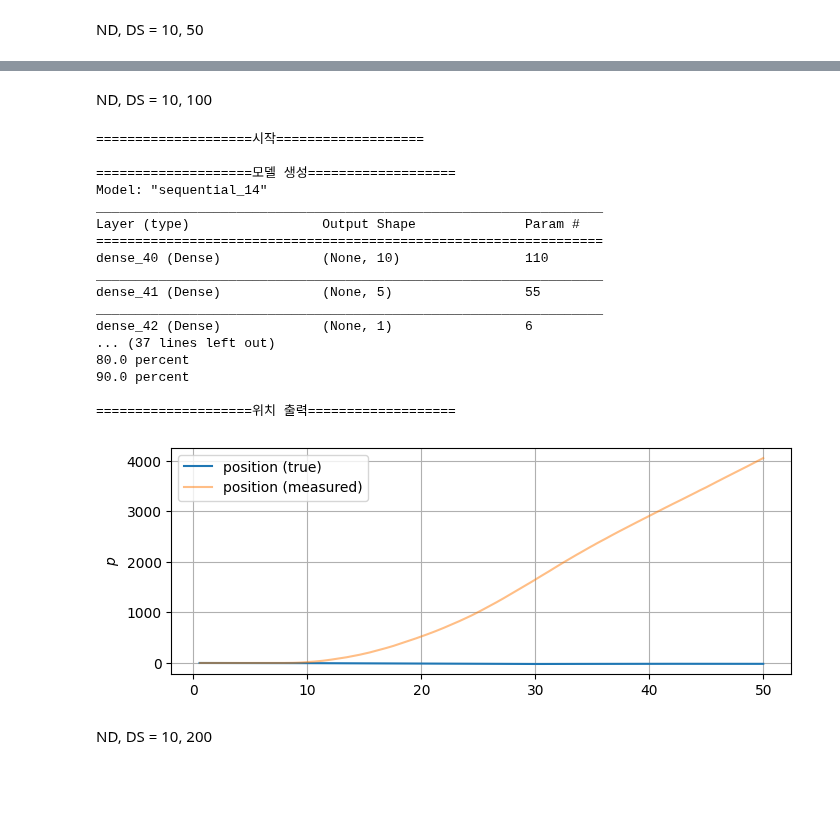
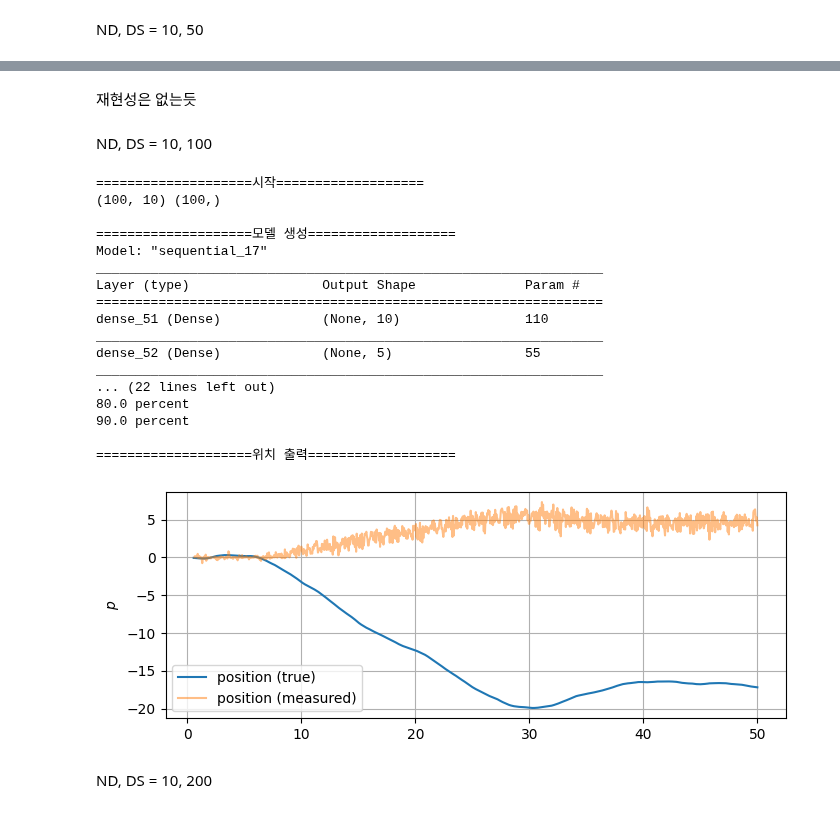
Before and after one commit to jehee-lee/Aerospace_capstone_design, a Jupyter notebook: 실습_5)_전이학습으로_모델_학습(target_=_displacement)_DNN.ipynb, the cells around one changed output, grey strips where cells are left out. Drawn from its saved outputs; the diff is of its cells as text; code cells hidden in the pictures; blank space fills up the shorter version.

```diff
--- a/실습_5)_전이학습으로_모델_학습(target_=_displacement)_DNN.ipynb
+++ b/실습_5)_전이학습으로_모델_학습(target_=_displacement)_DNN.ipynb
@@ -184,18 +99,0 @@ for i in range(1000-DS):
-# %%
-output1 = np.reshape(output1,(1,1000))
-pos = np.zeros((1,1000))
-temp_pos = np.zeros((1,1000))
-
-
-for i in range(N-1):
-  temp_pos[0,i+1]=temp_pos[0,i]+output1[0,i]
-  pos[0,i+1]=temp_pos[0,i+1]
-
-
-plt.figure(figsize=(8,3), dpi=100)
-plt.plot(ts[DS+1:],x[0,DS+1:], label='position (true)')
-#measured 값은 y값으로 x+noise값이다.
-plt.plot(ts[DS+2:],pos[0,DS+1:], alpha=0.5, label='position (measured)')
-plt.ylabel(r'$p$')
-plt.legend()
-plt.grid()
@@ -584,12 +736,17 @@ dense_39 (Dense)             (None, 1)                 6
+# %% [markdown]
+재현성은 없는듯
 # %% [markdown]
 ND, DS = 10, 100
 # %%
 #데이터 입력
 print("====================시작===================")
-DS ,ND = 10, 100
+DS ,ND = 10 , 100
 train_input = np.zeros((1,DS))
 train_input = y[0,:DS].copy()
 train_input = np.reshape(train_input, [1,DS])
+additional_train_input, train_target = None, None
+
+
 
 for i in range(ND-1):
   additional_train_input = y[0,i+1:DS+i+1].copy()
@@ -598,84 +755,92 @@ for i in range(ND-1):
 
 train_target = dx[0,1+DS:DS+ND+1].copy()
 
+print(train_input.shape, train_target.shape)
+
+hist = None
+
+
 #모델 생성
 print("")
 print("====================모델 생성===================")
-model6 = tf.keras.models.Sequential([       #num 수정
+model = tf.keras.models.Sequential([
   tf.keras.layers.Dense(DS, input_dim=DS, activation='relu'),
   tf.keras.layers.Dense(DS/2, activation='relu'),
   tf.keras.layers.Dense(1)
   ])
-model6.compile(optimizer = "adam",loss = 'mse',metrics=['mae','mse'])       #num 수정
-
-model6.summary()        #num 수정
-
+model.compile(optimizer = "adam",loss = 'mse',metrics=['mae','mse'])
+model.summary()
 
 #학습
+input = np.zeros((1,DS))
+output = np.zeros((1,1,DS))
+
 print("")
 print("====================학습===================")
-cycle = 10
+cycle = 2
 for t in range(cycle):
   print("             ", t+1, "번째 cycle")
   for i in range(ND):
     input = np.reshape(train_input[i,:], [1,DS])
     target = np.reshape(train_target[i],[1,1])
-    hist = model6.fit(input, target,epochs = 1, verbose = 0) #num 수정
+
+    hist = model.fit(input, target,epochs = 1, verbose = 0)
     if i==ND-1:
       print("loss =", hist.history['loss'])
 
-#포지션 입력
-input6 = np.zeros((1,DS))           #num 수정
-output6 = np.zeros((1,1,DS))        #num 수정
+pred_input = None
 
+#입력
 print("")
 print("====================예측값 갱신===================")
 for i in range(1000-DS):
-  input6 = y[:,i:DS+i].copy()       #num 수정
-  output6=np.append(output6,model6.predict(input6))       #num 수정, 4개
+  pred_input = y[:,i:DS+i].copy()
+  output=np.append(output,model.predict(pred_input))
   if i%100==0:
     print("%.1f percent" %(i/10))
 
 
 #위치 출력
 print("")
 print("====================위치 출력===================")
-output6 = np.reshape(output6,(1,1000))        #num 수정, 2개
+output = np.reshape(output,(1,1000))
 pos = np.zeros((1,1000))
 temp_pos = np.zeros((1,1000))
 
 
 for i in range(N-1):
-  temp_pos[0,i+1]=temp_pos[0,i]+output6[0,i]        #num 수정
+  temp_pos[0,i+1]=temp_pos[0,i]+output[0,i]
   pos[0,i+1]=temp_pos[0,i+1]
 
 
-plt.figure(figsize=(8,3), dpi=100)
+output = np.reshape(output,(1,1000))
+
+plt.figure(figsize=(8, 3), dpi=100)
 plt.plot(ts[DS+1:],x[0,DS+1:], label='position (true)')
 #measured 값은 y값으로 x+noise값이다.
-plt.plot(ts[DS+2:],pos[0,DS+1:], alpha=0.5, label='position (measured)')
+plt.plot(ts[DS+2:],output[0,DS+1:], alpha=0.5, label='position (measured)')
 plt.ylabel(r'$p$')
 plt.legend()
 plt.grid()
 # %% [output]
 ====================시작===================
+(100, 10) (100,)
 
 ====================모델 생성===================
-Model: "sequential_14"
+Model: "sequential_17"
 _________________________________________________________________
 Layer (type)                 Output Shape              Param #
 =================================================================
-dense_40 (Dense)             (None, 10)                110
+dense_51 (Dense)             (None, 10)                110
 _________________________________________________________________
-dense_41 (Dense)             (None, 5)                 55
+dense_52 (Dense)             (None, 5)                 55
 _________________________________________________________________
-dense_42 (Dense)             (None, 1)                 6
-... (37 lines left out)
+... (22 lines left out)
 80.0 percent
 90.0 percent
 
 ====================위치 출력===================
-[figure, old version]
+[figure, new version]
 # %% [markdown]
 ND, DS = 10, 200
 # %%
```
Also changed, not shown: parts of 28 cells of this notebook.
